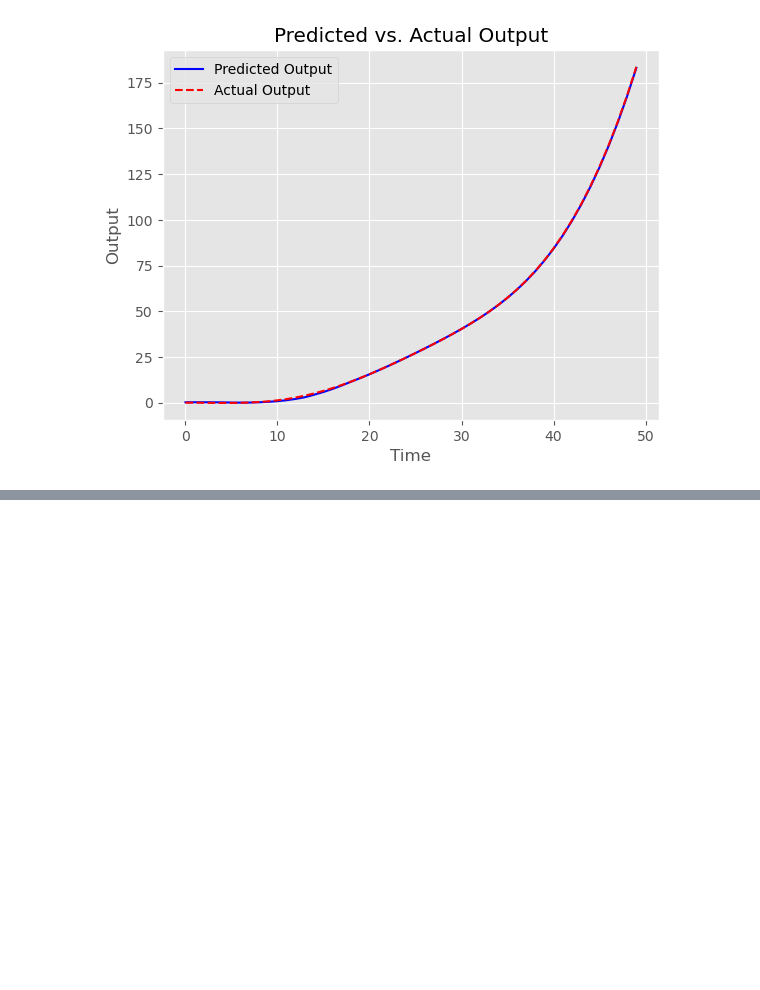
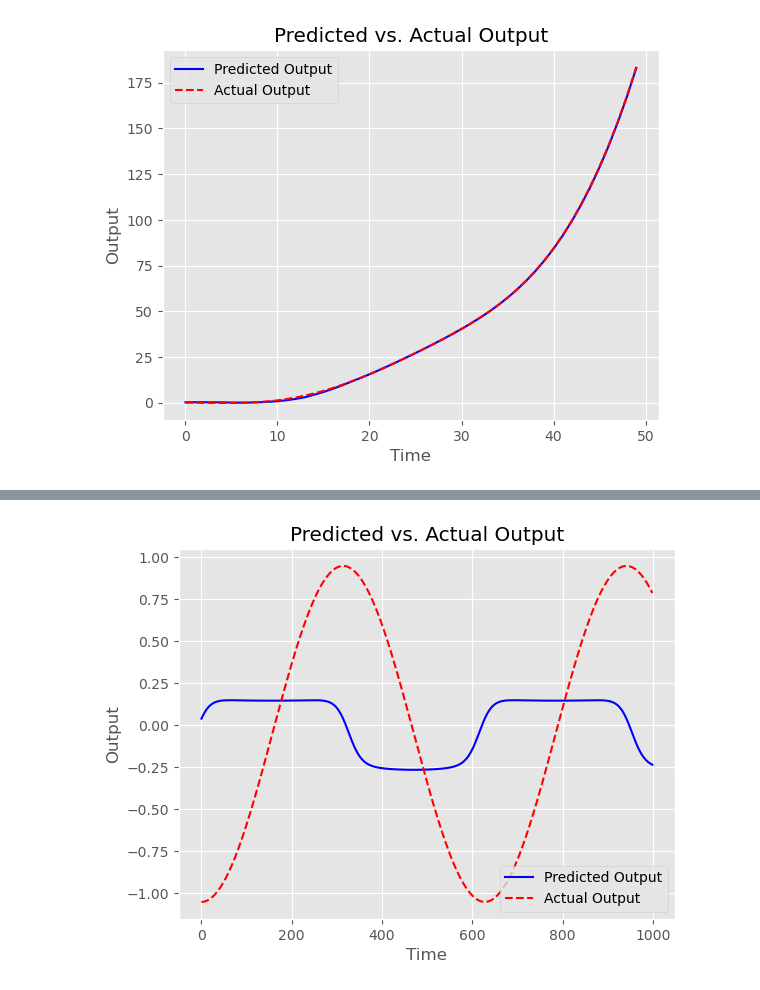
Before and after one commit to mmahdin/Computational-Intelligence-EE-AUT, a Jupyter notebook: lab/9/main.ipynb, the cells around one changed output, grey strips where cells are left out. Drawn from its saved outputs; the diff is of its cells as text; code cells hidden in the pictures; blank space fills up the shorter version.

```diff
--- a/lab/9/main.ipynb
+++ b/lab/9/main.ipynb
@@ -139,0 +294,21 @@ plt.show()
+# %%
+model = DeepNetwork(input_dim=X.shape[1], hidden_dims=[64], num_classes=1).to(device)
+criterion = nn.MSELoss()
+optimizer = optim.Adam(model.parameters(), lr=0.001)
+
+
+# Training loop
+num_epochs = 10000
+for epoch in range(num_epochs):
+    optimizer.zero_grad()
+    outputs = model(X)
+    x_hat = outputs.detach()
+    T_, x_hat = ctrl.forced_response(Filter, T=time, U=x_hat.reshape(-1,).cpu().numpy())
+    loss = criterion(outputs, y)
+    loss.backward()
+    optimizer.step()
+
+    X = torch.cat([input_signal_.reshape(-1, 1).to(device), torch.from_numpy(x_hat).reshape(-1,1).to(device)], dim=1).float()
+
+    if epoch % 1000 == 0:
+        print(f"Epoch {epoch}, Loss: {loss.item()}")
@@ -139,0 +326,17 @@ plt.show()
+# %%
+input_signal_torch = torch.from_numpy(input_signal).reshape(-1,1)
+X_test = torch.cat([input_signal_torch, input_signal_torch], dim=1).to(device).float()
+
+# Combine delayed test input and output for prediction
+predicted_output = model(X_test)
+
+# Plot predicted output and actual output
+plt.plot(predicted_output.detach().cpu().numpy(), label="Predicted Output", color="blue")
+plt.plot(y_out, label="Actual Output", color="red", linestyle="--")
+plt.xlabel("Time")
+plt.ylabel("Output")
+plt.legend()
+plt.title("Predicted vs. Actual Output")
+plt.show()
+# %% [output]
+[figure, added]
```
Also changed, not shown: parts of 17 cells of this notebook, 1 other file.
